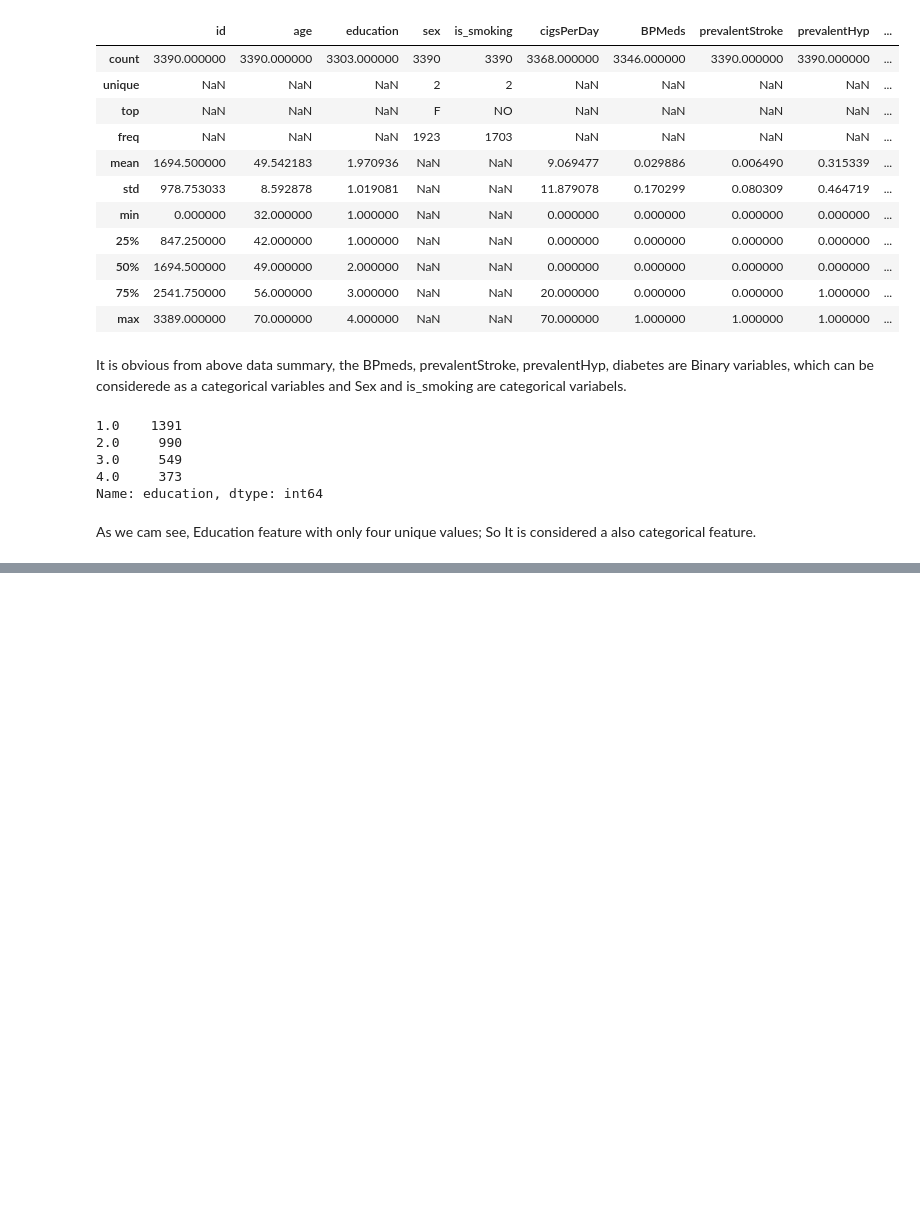
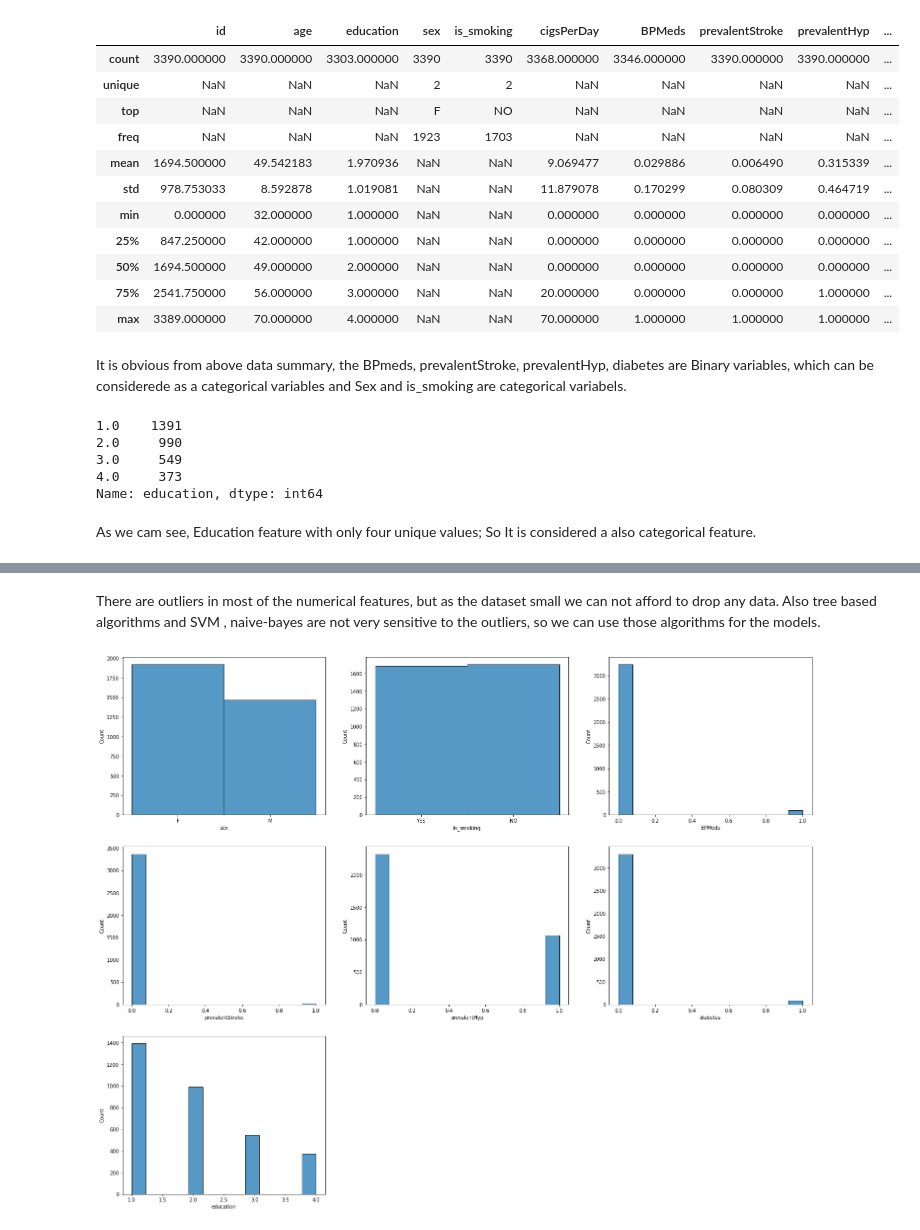
Before and after one commit to iMrugesh9/Cardiovascular_Risk_Prediction_Mrugesh_Patel, a Jupyter notebook: Cardiovascular_Risk_Prediction_Mrugesh_Patel.ipynb, the cells around one changed output, grey strips where cells are left out. Saved outputs shown, nothing was run; the diff lists cells and outputs as text; code cells hidden in the pictures; blank space fills up the shorter version.

```diff
--- a/Cardiovascular_Risk_Prediction_Mrugesh_Patel.ipynb
+++ b/Cardiovascular_Risk_Prediction_Mrugesh_Patel.ipynb
@@ -225,0 +228,3 @@ As we cam see, Education feature with only four unique values; So It is consider
+# %%
+# categorical features names list
+Categorical_features=['sex','is_smoking','BPMeds','prevalentStroke','prevalentHyp','diabetes','education']
@@ -225,0 +291,10 @@ As we cam see, Education feature with only four unique values; So It is consider
+# %% [markdown]
+There are outliers in most of the numerical features, but as the dataset small we can not afford to drop any data. Also tree based algorithms and SVM , naive-bayes are not very sensitive to the outliers, so we can use those algorithms for the models.
+# %%
+#count plot of the categorical features for each respective categories
+plt.figure(figsize=(25,20))
+for num,feat in enumerate(Categorical_features):
+  plt.subplot(3,3,num+1)
+  sns.histplot(x=feat,data=Dataset)
+# %% [output]
+[figure, added]
```
Also changed, not shown: parts of 41 cells of this notebook.
